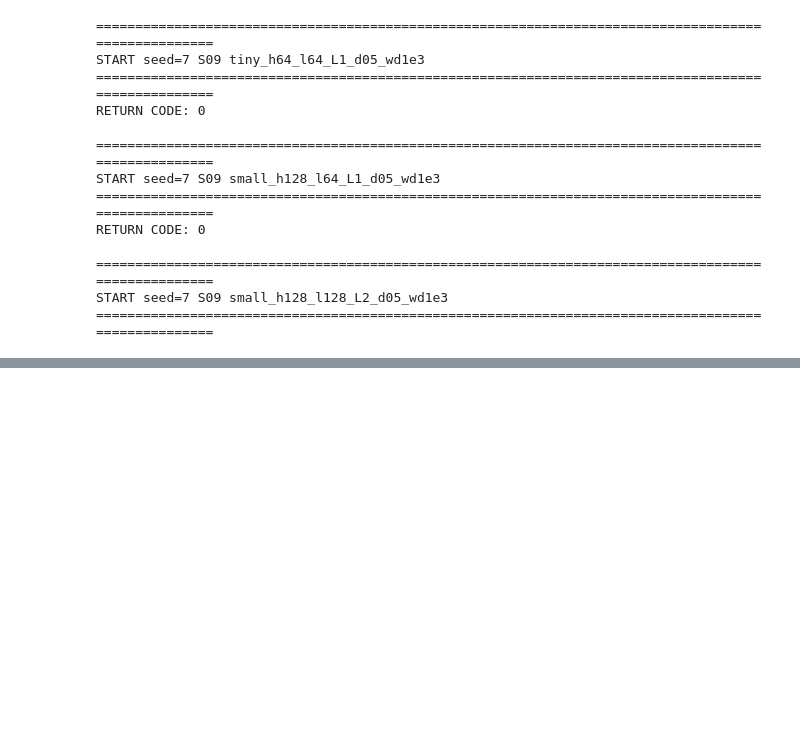
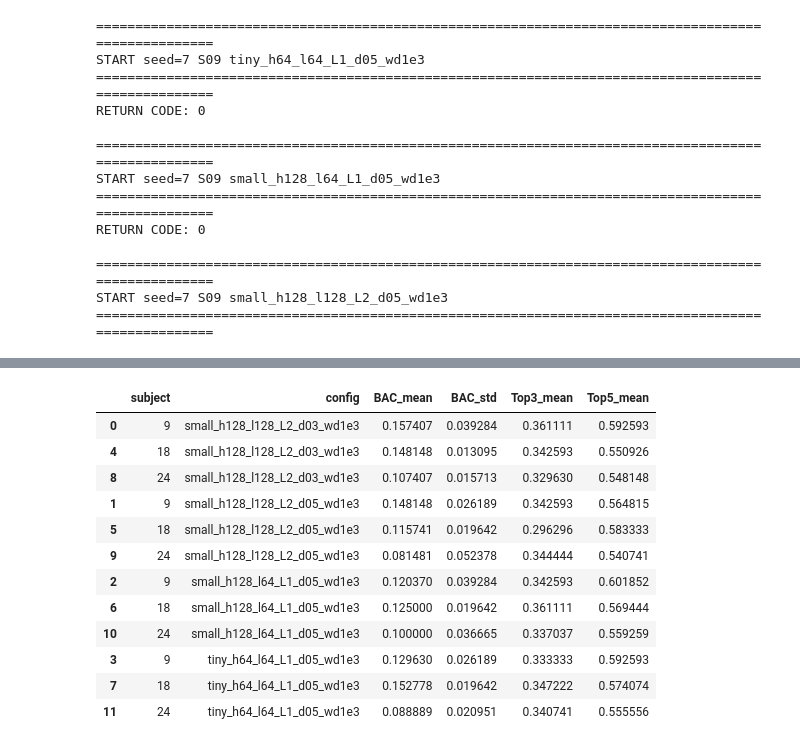
Before and after one commit to heegyukim4043/test_diffusion_EEG_visualstim_image, a Jupyter notebook: colab_next_priority_runs.ipynb, the cells around one changed output, grey strips where cells are left out. Cells and saved outputs as stored; diff of their text form; code cells hidden in the pictures; blank space fills up the shorter version.

```diff
--- a/colab_next_priority_runs.ipynb
+++ b/colab_next_priority_runs.ipynb
@@ -4039,0 +4203,23 @@ display(seed_stability.sort_values(["config", "subject"]))
+# %%
+seed_stability = small.groupby(["subject", "config"]).agg(
+    BAC_mean=("BAC", "mean"),
+    BAC_std=("BAC", "std"),
+    Top3_mean=("Top3", "mean"),
+    Top5_mean=("Top5", "mean"),
+).reset_index()
+
+display(seed_stability.sort_values(["config", "subject"]))
+# %% [output]
+|  | subject | config | BAC_mean | BAC_std | Top3_mean | Top5_mean |
+| 0 | 9 | small_h128_l128_L2_d03_wd1e3 | 0.157407 | 0.039284 | 0.361111 | 0.592593 |
+| 4 | 18 | small_h128_l128_L2_d03_wd1e3 | 0.148148 | 0.013095 | 0.342593 | 0.550926 |
+| 8 | 24 | small_h128_l128_L2_d03_wd1e3 | 0.107407 | 0.015713 | 0.329630 | 0.548148 |
+| 1 | 9 | small_h128_l128_L2_d05_wd1e3 | 0.148148 | 0.026189 | 0.342593 | 0.564815 |
+| 5 | 18 | small_h128_l128_L2_d05_wd1e3 | 0.115741 | 0.019642 | 0.296296 | 0.583333 |
+| 9 | 24 | small_h128_l128_L2_d05_wd1e3 | 0.081481 | 0.052378 | 0.344444 | 0.540741 |
+| 2 | 9 | small_h128_l64_L1_d05_wd1e3 | 0.120370 | 0.039284 | 0.342593 | 0.601852 |
+| 6 | 18 | small_h128_l64_L1_d05_wd1e3 | 0.125000 | 0.019642 | 0.361111 | 0.569444 |
+| 10 | 24 | small_h128_l64_L1_d05_wd1e3 | 0.100000 | 0.036665 | 0.337037 | 0.559259 |
+| 3 | 9 | tiny_h64_l64_L1_d05_wd1e3 | 0.129630 | 0.026189 | 0.333333 | 0.592593 |
+| 7 | 18 | tiny_h64_l64_L1_d05_wd1e3 | 0.152778 | 0.019642 | 0.347222 | 0.574074 |
+| 11 | 24 | tiny_h64_l64_L1_d05_wd1e3 | 0.088889 | 0.020951 | 0.340741 | 0.555556 |
```
Also changed, not shown: parts of 14 cells of this notebook.
